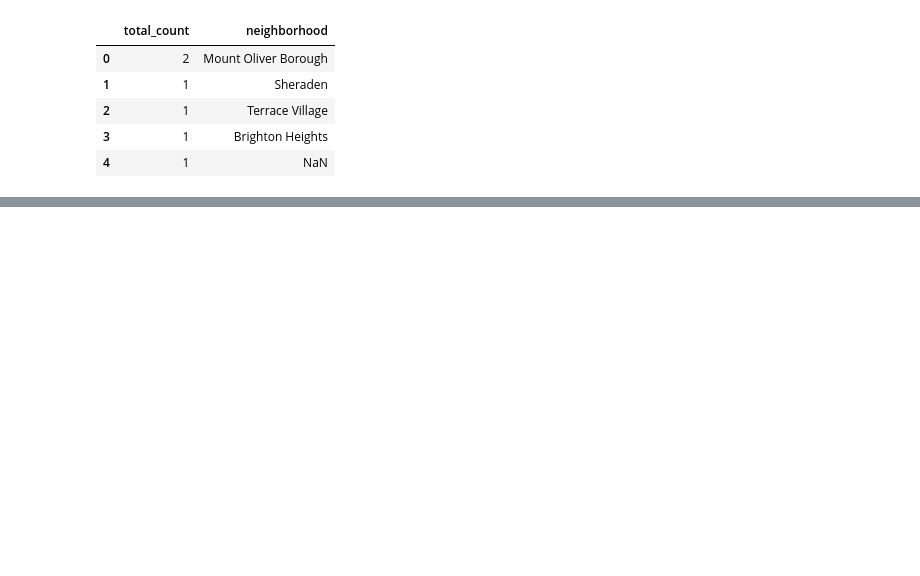
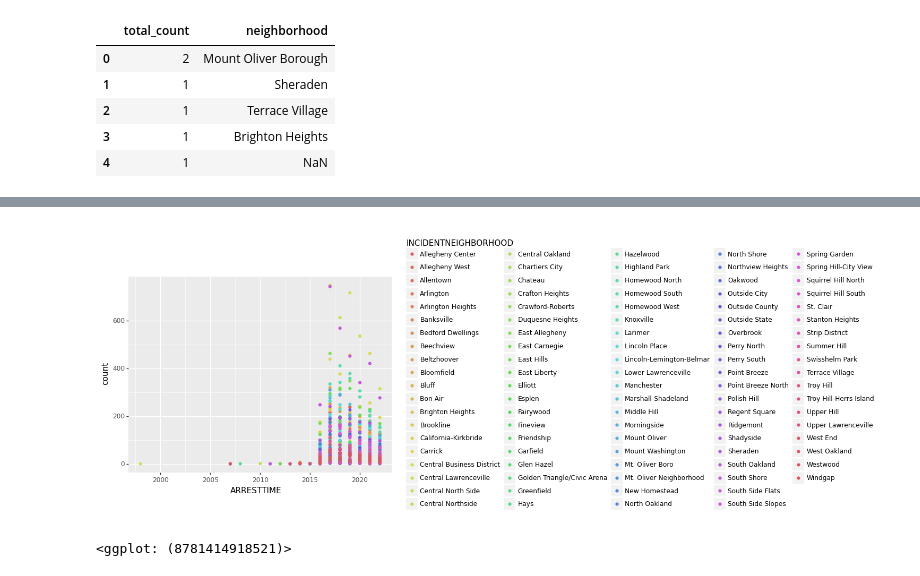
Before and after one commit to arimagnolia/cmpinf_final_project, a Jupyter notebook: david-poling.ipynb, the cells around one changed output, grey strips where cells are left out. Drawn from its saved outputs; the diff is of its cells as text; code cells hidden in the pictures; blank space fills up the shorter version.

```diff
--- a/david-poling.ipynb
+++ b/david-poling.ipynb
@@ -56,0 +92,9 @@ total_seizures.plot(kind = "barh", y = "total_count", figsize = (20,20))
+# %%
+for index, row in arrest_data.iterrows():
+    year = int(row["ARRESTTIME"][:4])
+    month = int(row["ARRESTTIME"][5:7])
+    day = int(row["ARRESTTIME"][8:10])
+    newdate = datetime.datetime(year,1,1)
+    print(newdate)
+
+    arrest_data.loc[index,"ARRESTTIME"] = year
@@ -56,0 +119,4 @@ total_seizures.plot(kind = "barh", y = "total_count", figsize = (20,20))
+# %%
+
+sorted_arrests_by_date = arrest_data.sort_values(["ARRESTTIME"], ascending=False)
+sorted_arrests_by_date.head()
@@ -56,0 +130,2 @@ total_seizures.plot(kind = "barh", y = "total_count", figsize = (20,20))
+# %%
+sorted_arrests_by_date = sorted_arrests_by_date.groupby(by=["ARRESTTIME","INCIDENTNEIGHBORHOOD"]).size()
@@ -56,0 +148,5 @@ total_seizures.plot(kind = "barh", y = "total_count", figsize = (20,20))
+# %%
+test_test = sorted_arrests_by_date.reset_index()
+test_test.head(100)
+test_test["count"] = test_test[0]
+test_test.head(15)
@@ -56,0 +167,5 @@ total_seizures.plot(kind = "barh", y = "total_count", figsize = (20,20))
+# %%
+ggplot(test_test,aes(x="ARRESTTIME",y="count"))+geom_point(aes(color="INCIDENTNEIGHBORHOOD"))
+# %% [output]
+[figure, added]
+<ggplot: (8781414918521)>
```
Also changed, not shown: parts of 14 cells of this notebook, 4 other files.
